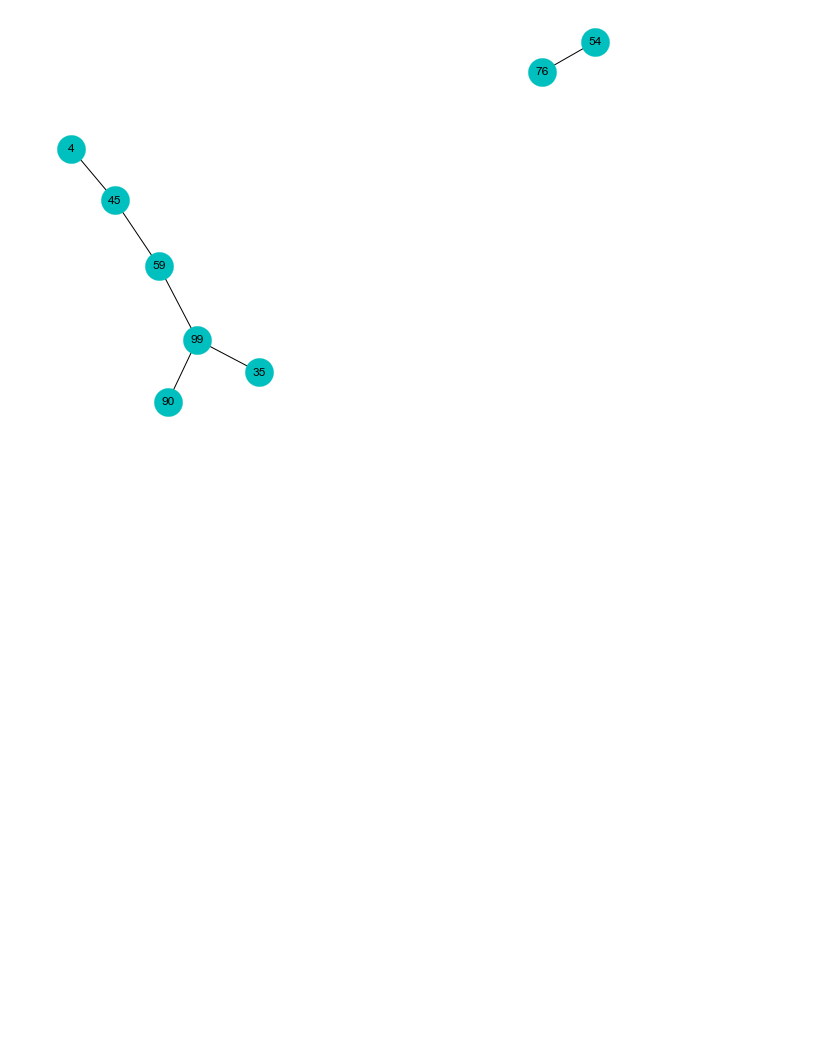
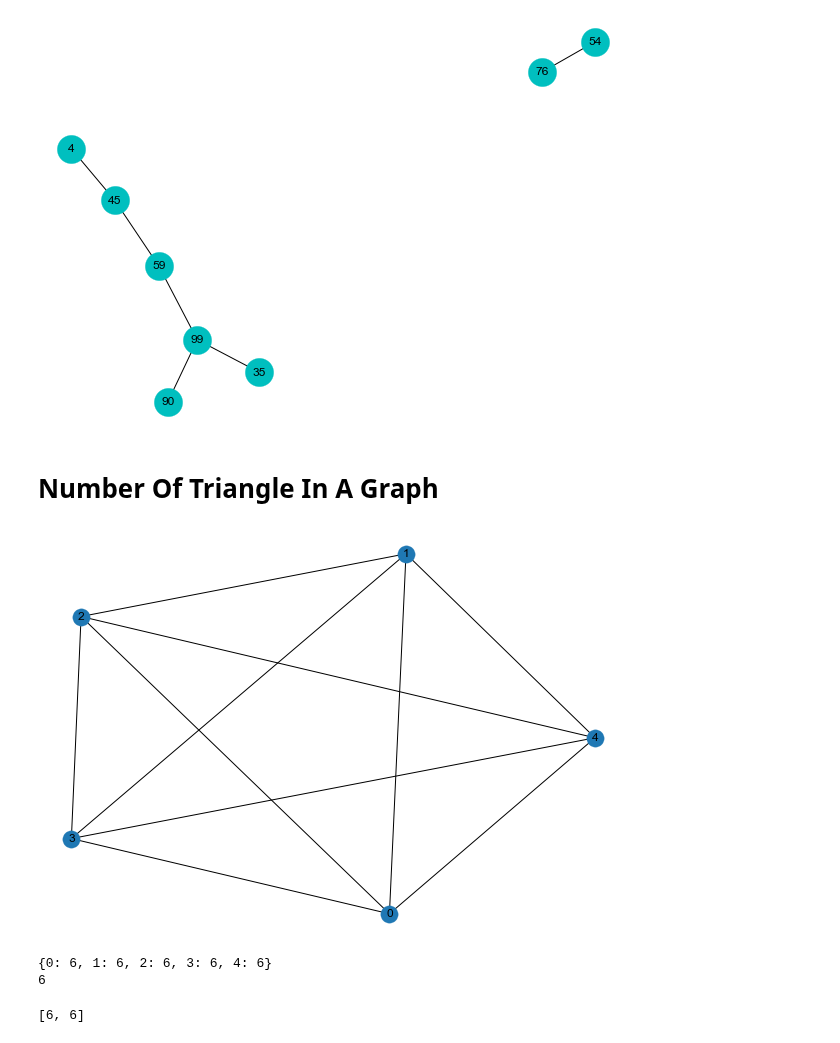
Before and after one commit to JayantGoel001/GraphsAndSocialNetworkAnalytics, a Jupyter notebook: SubGraph.ipynb, the cells around one changed output. Cells and saved outputs as stored; diff of their text form; code cells hidden in the pictures; blank space fills up the shorter version.

```diff
--- a/SubGraph.ipynb
+++ b/SubGraph.ipynb
@@ -12,3 +12,20 @@ sub = nx.subgraph(er,[54,35,45,76,59,90,4,99])
 nx.draw(sub,node_color='c',node_size=800,with_labels=True)
 # %% [output]
 [figure]
+# %% [markdown]
+# Number Of Triangle In A Graph
+# %%
+G = nx.complete_graph(5)
+nx.draw(G,with_labels=True)
+# %% [output]
+[figure, added]
+# %%
+print(nx.triangles(G))
+print(nx.triangles(G,0))
+# %% [output]
+{0: 6, 1: 6, 2: 6, 3: 6, 4: 6}
+6
+# %%
+print(list(nx.triangles(G,(0,1)).values()))
+# %% [output]
+[6, 6]
```
Also changed, not shown: 1 other file.
